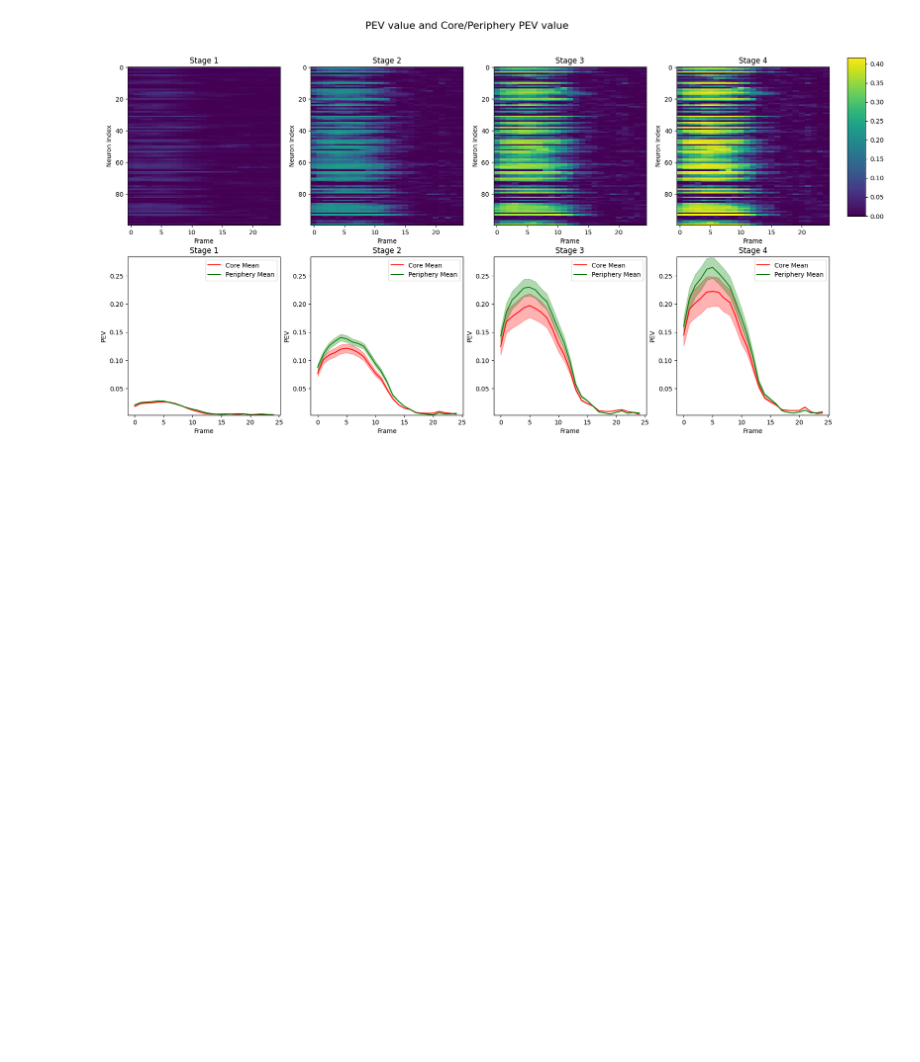
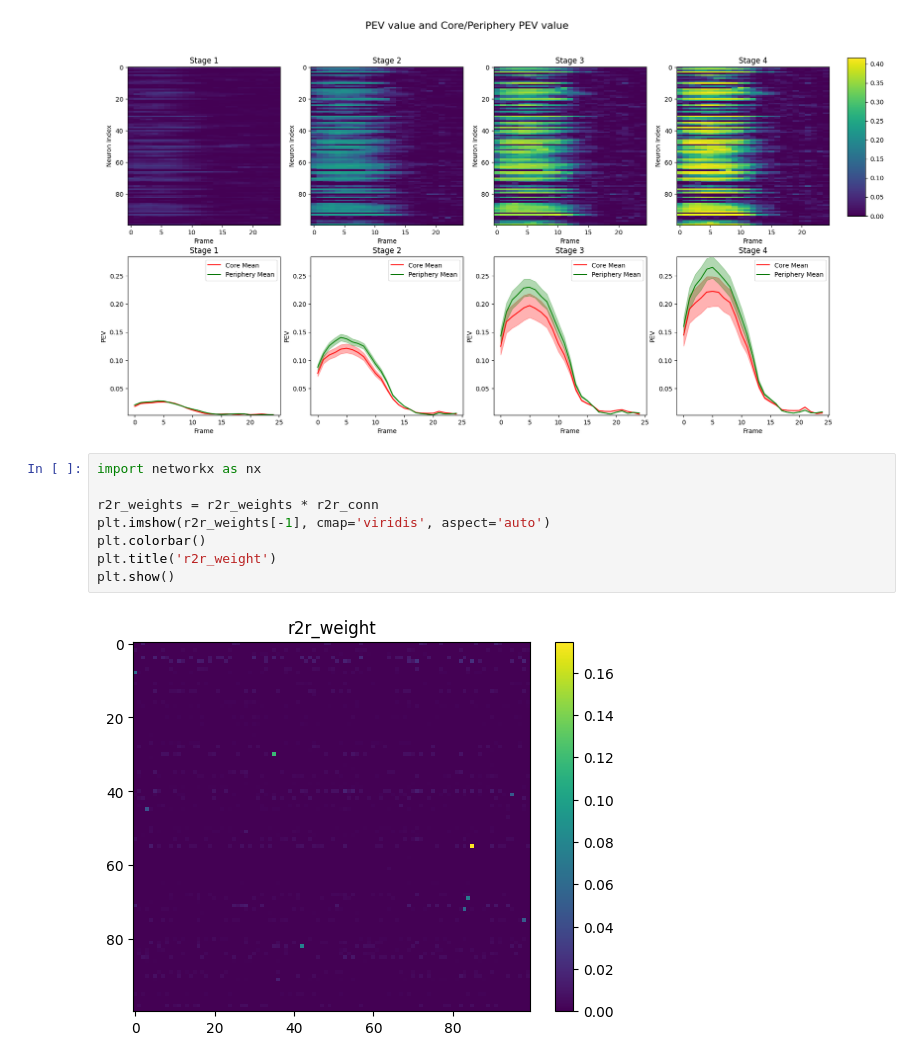
Before and after one commit to Routhleck/rotation-2, a Jupyter notebook: data/temp_try.ipynb, the cells around one changed output. Cells and saved outputs as stored; diff of their text form; blank space fills up the shorter version.

```diff
--- a/data/temp_try.ipynb
+++ b/data/temp_try.ipynb
@@ -32,3 +32,13 @@ from utils import plot_spike_count
 plot_spike_count(spike_counts, C, model_predicts)
 # %% [output]
 [figure]
+# %%
+import networkx as nx
+
+r2r_weights = r2r_weights * r2r_conn
+plt.imshow(r2r_weights[-1], cmap='viridis', aspect='auto')
+plt.colorbar()
+plt.title('r2r_weight')
+plt.show()
+# %% [output]
+[figure, added]
```
Also changed, not shown: parts of 3 cells of this notebook, 3 other files.
